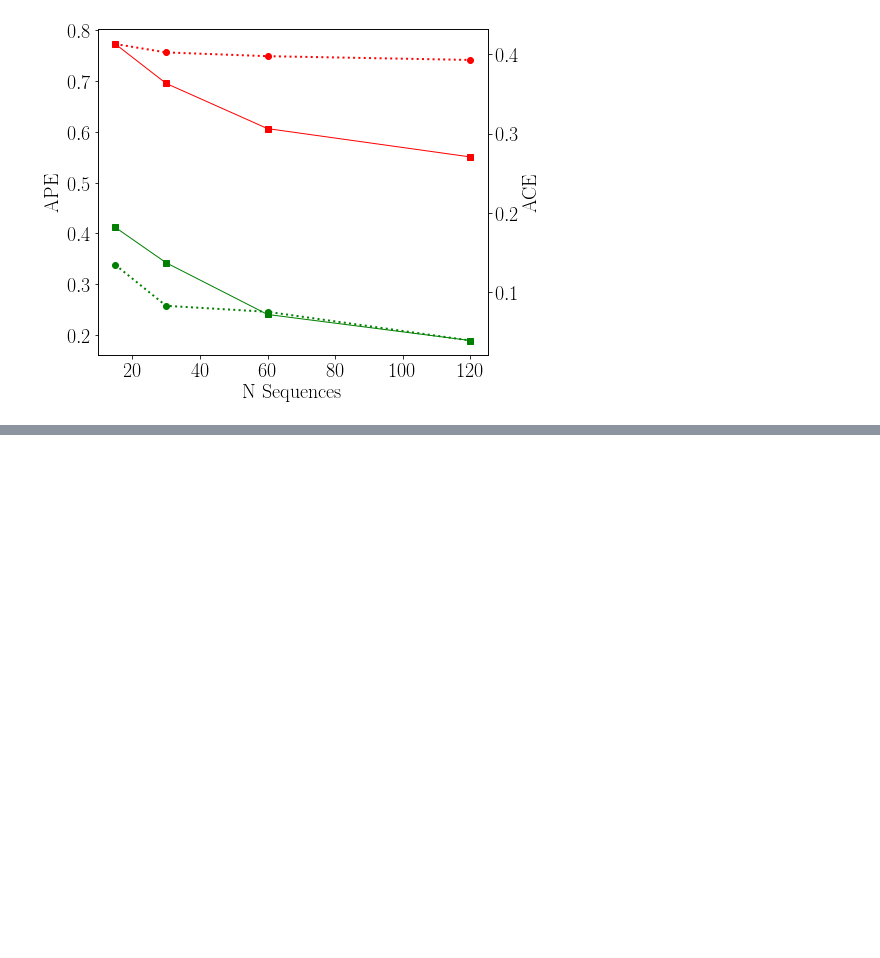
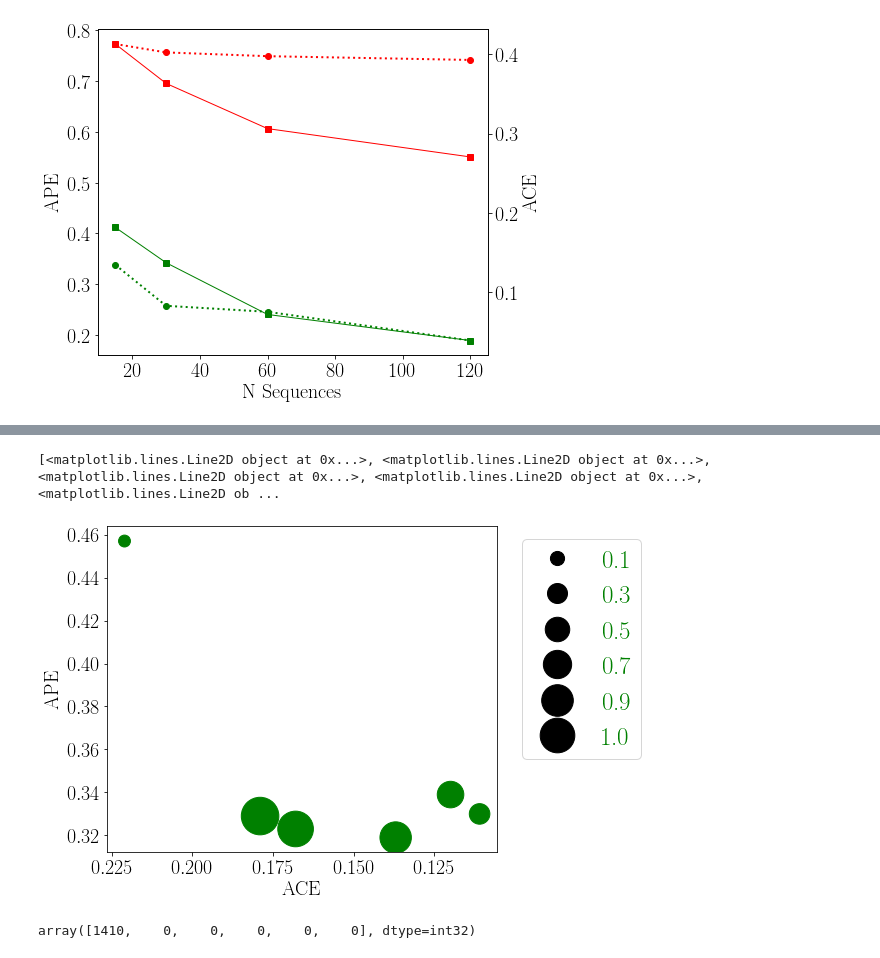
Before and after one commit to BCJuan/BronchoTrack, a Jupyter notebook: experiments/images_paper/paper_plots.ipynb, the cells around one changed output, grey strips where cells are left out. Saved outputs shown, nothing was run; the diff lists cells and outputs as text; code cells hidden in the pictures; blank space fills up the shorter version.

```diff
--- a/experiments/images_paper/paper_plots.ipynb
+++ b/experiments/images_paper/paper_plots.ipynb
@@ -453,0 +480,21 @@ plot_increase(intras, outers)
+# %%
+def plot_prune_2(aap, aac, percent):
+    fig,ax = plt.subplots(figsize=(7, 6))
+    sc = ax.scatter(aac, aap, s=np.array(percent, dtype=np.float32)*orig_size, c='g')
+    ax.set_xlabel('ACE', fontsize=20)
+    ax.set_ylabel('APE', fontsize=20)
+    ax.tick_params(axis="x", labelsize=20)
+    ax.tick_params(axis="y", labelsize=20)
+    print(*sc.legend_elements("sizes", num=6))
+    plt.legend(sc.legend_elements("sizes", num=7)[0], [0.1, 0.3, 0.5, 0.7, 0.9, 1.], bbox_to_anchor = (1.4, 1.), prop={'size': 25})
+    plt.gca().invert_xaxis()
+    fig.savefig("data_prune_2.pdf", format='pdf', bbox_inches='tight')
+# %%
+plot_prune_2(aape, aace, percent)
+# %% [output]
+[<matplotlib.lines.Line2D object at 0x...>, <matplotlib.lines.Line2D object at 0x...>, <matplotlib.lines.Line2D object at 0x...>, <matplotlib.lines.Line2D object at 0x...>, <matplotlib.lines.Line2D ob ...
+[figure, added]
+# %%
+np.array(percent, dtype=np.int32)*orig_size
+# %% [output]
+array([1410,    0,    0,    0,    0,    0], dtype=int32)
```
Also changed, not shown: parts of 4 cells of this notebook, 10 other files.
